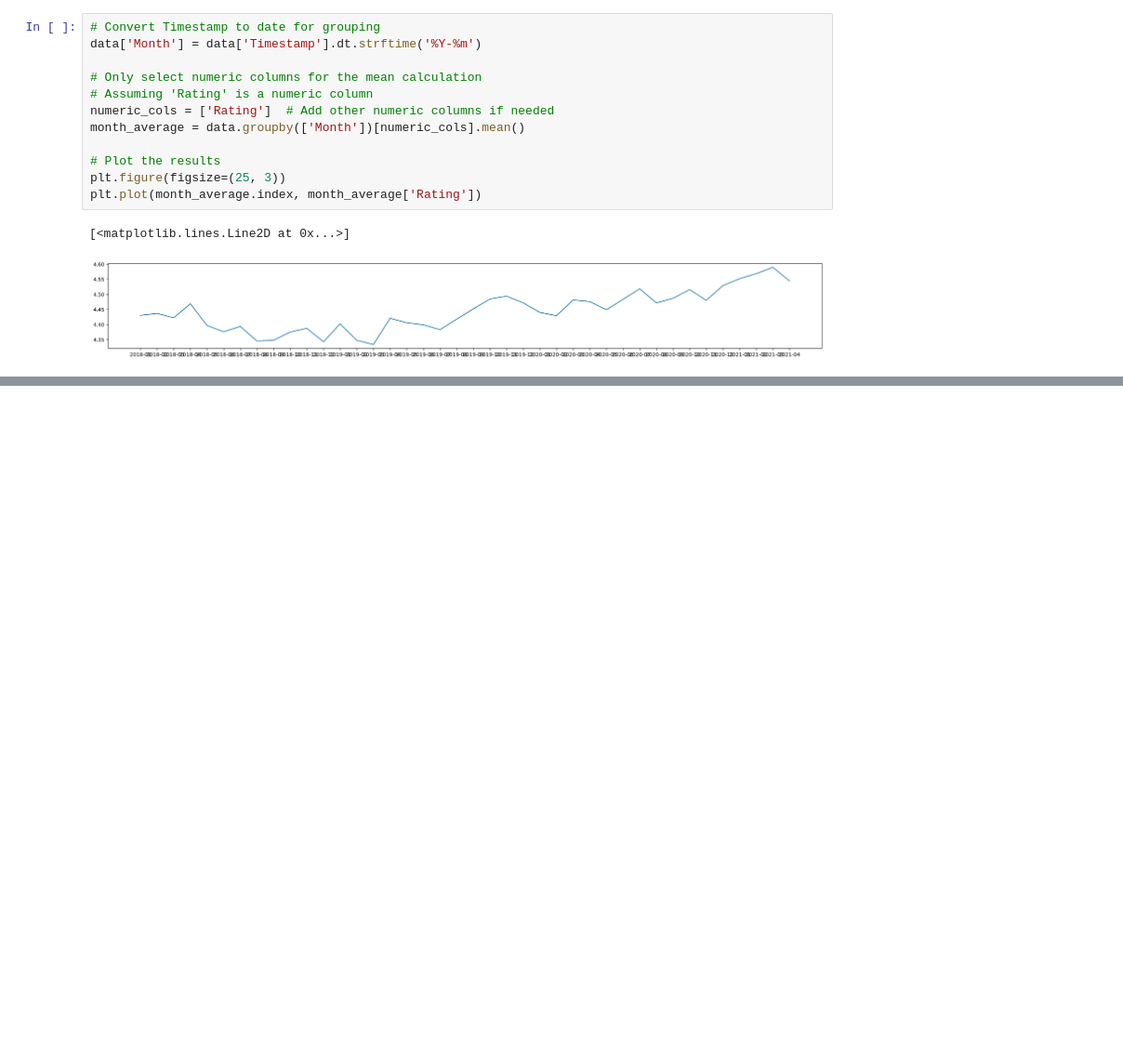
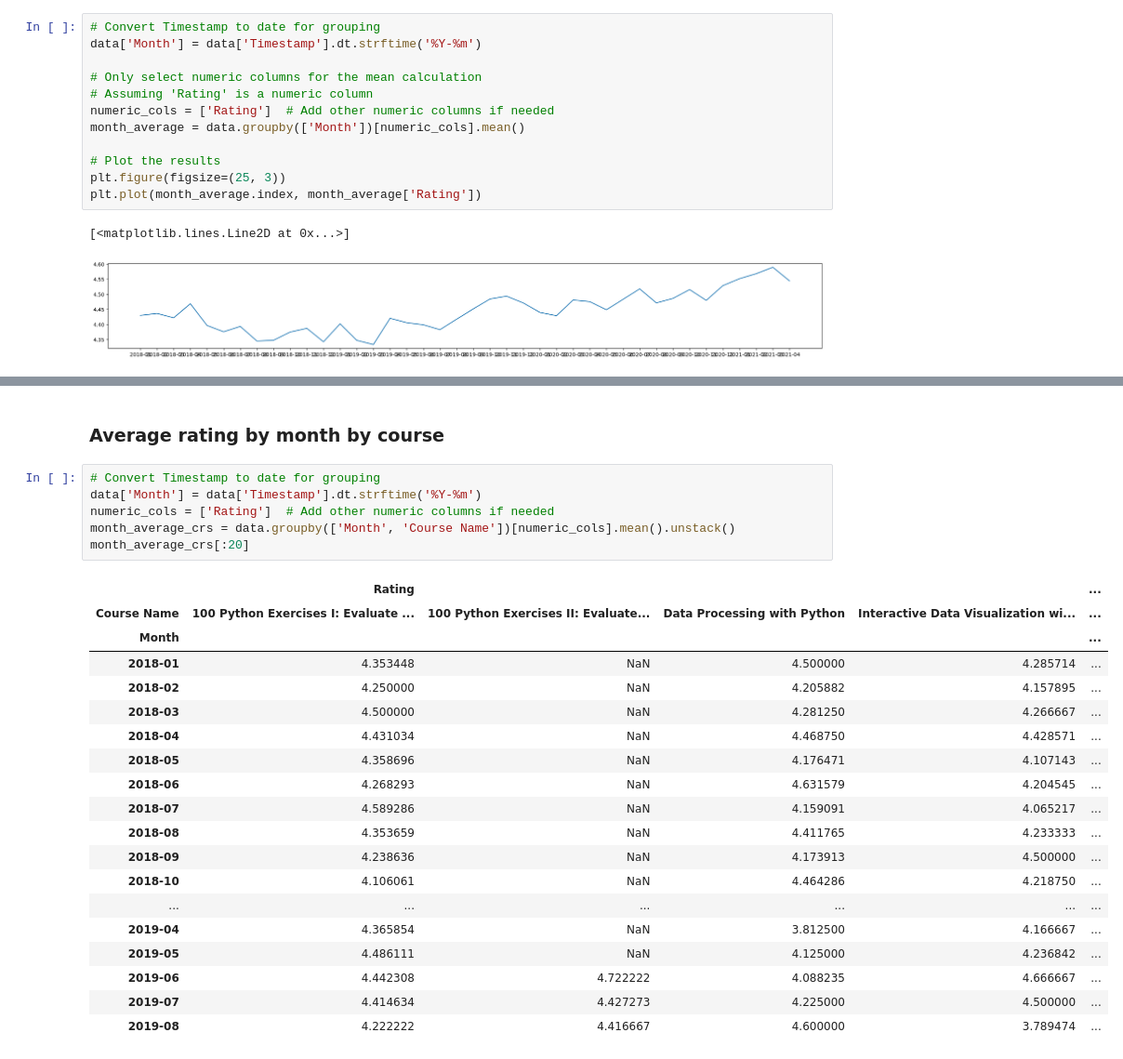
Before and after one commit to SoyEdwinCabrera/Data_Analysis, a Jupyter notebook: Plotting_ratings.ipynb, the cells around one changed output, grey strips where cells are left out. Shown: that part at 93% size. Saved outputs shown, nothing was run; the diff lists cells and outputs as text; blank space fills up the shorter version.

```diff
--- a/Plotting_ratings.ipynb
+++ b/Plotting_ratings.ipynb
@@ -134,0 +145,28 @@ plt.plot(month_average.index, month_average['Rating'])
+# %% [markdown]
+### Average rating by month by course
+# %%
+# Convert Timestamp to date for grouping
+data['Month'] = data['Timestamp'].dt.strftime('%Y-%m')
+numeric_cols = ['Rating']  # Add other numeric columns if needed
+month_average_crs = data.groupby(['Month', 'Course Name'])[numeric_cols].mean().unstack()
+month_average_crs[:20]
+# %% [output]
+|  | Rating |  |  |  | ... |
+| Course Name | 100 Python Exercises I: Evaluate ... | 100 Python Exercises II: Evaluate... | Data Processing with Python | Interactive Data Visualization wi... | ... |
+| Month |  |  |  |  | ... |
+| 2018-01 | 4.353448 | NaN | 4.500000 | 4.285714 | ... |
+| 2018-02 | 4.250000 | NaN | 4.205882 | 4.157895 | ... |
+| 2018-03 | 4.500000 | NaN | 4.281250 | 4.266667 | ... |
+| 2018-04 | 4.431034 | NaN | 4.468750 | 4.428571 | ... |
+| 2018-05 | 4.358696 | NaN | 4.176471 | 4.107143 | ... |
+| 2018-06 | 4.268293 | NaN | 4.631579 | 4.204545 | ... |
+| 2018-07 | 4.589286 | NaN | 4.159091 | 4.065217 | ... |
+| 2018-08 | 4.353659 | NaN | 4.411765 | 4.233333 | ... |
+| 2018-09 | 4.238636 | NaN | 4.173913 | 4.500000 | ... |
+| 2018-10 | 4.106061 | NaN | 4.464286 | 4.218750 | ... |
+| ... | ... | ... | ... | ... | ... |
+| 2019-04 | 4.365854 | NaN | 3.812500 | 4.166667 | ... |
+| 2019-05 | 4.486111 | NaN | 4.125000 | 4.236842 | ... |
+| 2019-06 | 4.442308 | 4.722222 | 4.088235 | 4.666667 | ... |
+| 2019-07 | 4.414634 | 4.427273 | 4.225000 | 4.500000 | ... |
+| 2019-08 | 4.222222 | 4.416667 | 4.600000 | 3.789474 | ... |
```
Also changed, not shown: parts of 4 cells of this notebook.
